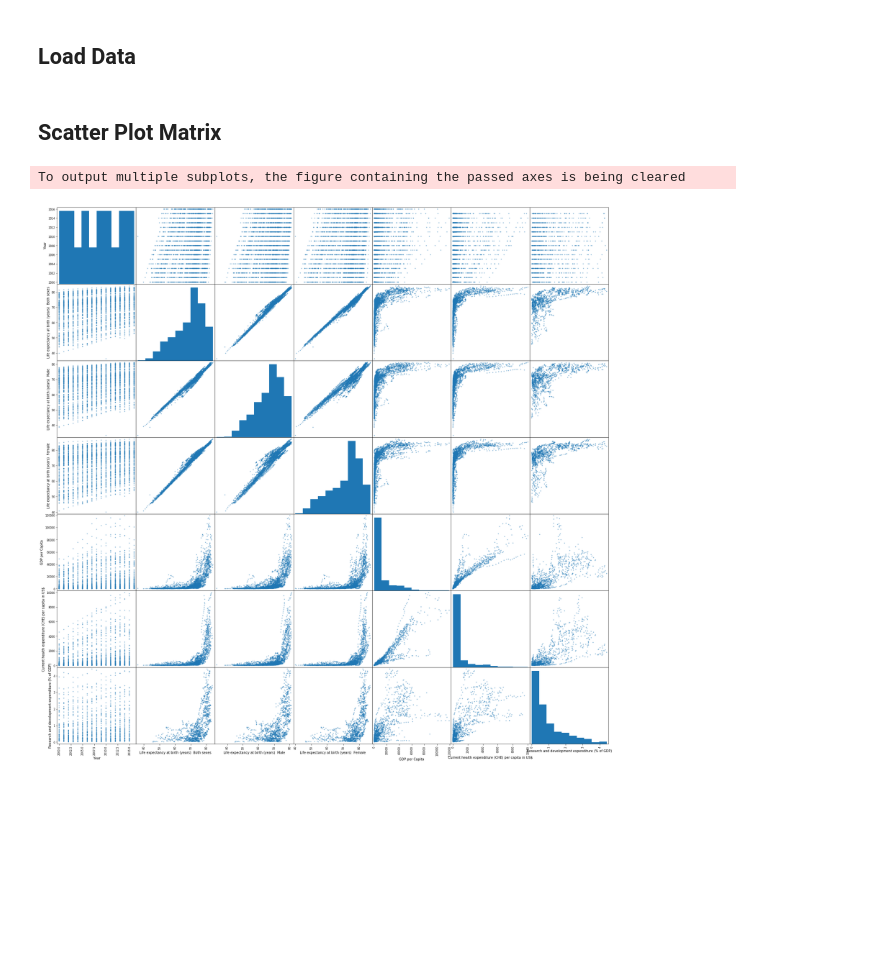
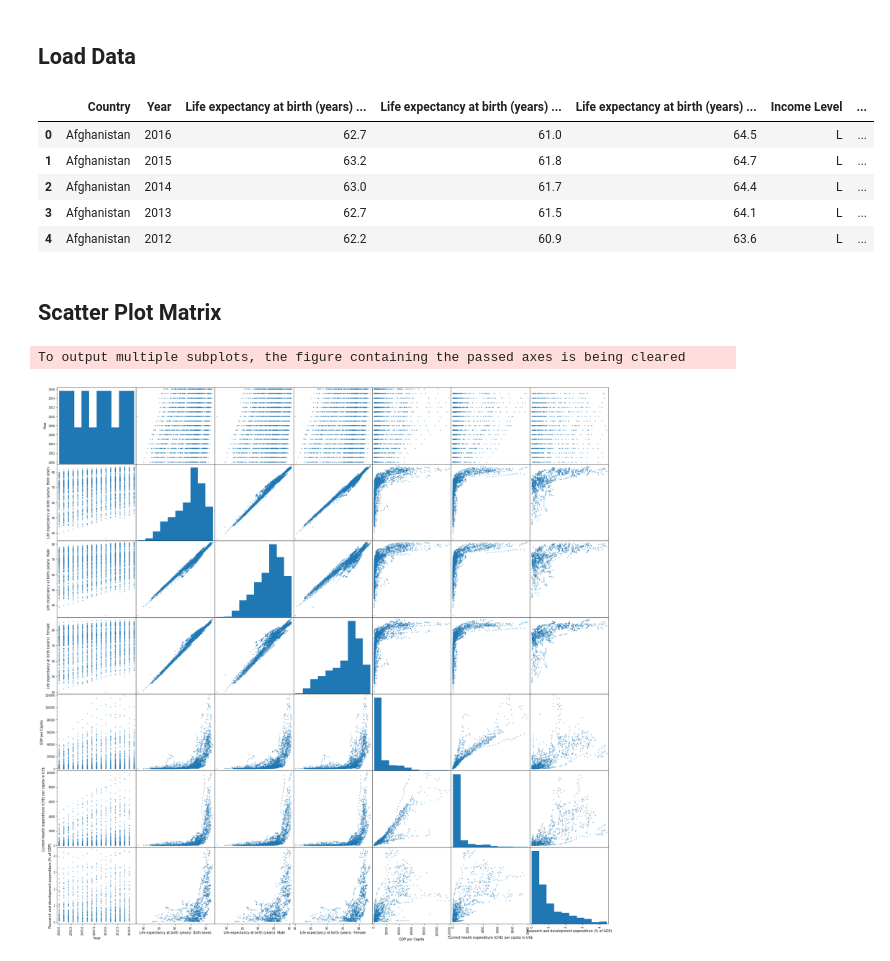
Before and after one commit to patrickFuerst/human_life_exp, a Jupyter notebook: Data_Visualizations(Anna).ipynb, the cells around one changed output. Cells and saved outputs as stored; diff of their text form; code cells hidden in the pictures; blank space fills up the shorter version.

```diff
--- a/Data_Visualizations(Anna).ipynb
+++ b/Data_Visualizations(Anna).ipynb
@@ -13,10 +14,17 @@ import plotly
 # %%
 data = pd.read_csv('data/processed/merged_data.csv')
 
 #print(data.shape)
-#display(data.head())
+display(data.head())
 #data.describe()
 #data.isnull().sum()
+# %% [output]
+|  | Country | Year | Life expectancy at birth (years) ... | Life expectancy at birth (years) ... | Life expectancy at birth (years) ... | Income Level | ... |
+| 0 | Afghanistan | 2016 | 62.7 | 61.0 | 64.5 | L | ... |
+| 1 | Afghanistan | 2015 | 63.2 | 61.8 | 64.7 | L | ... |
+| 2 | Afghanistan | 2014 | 63.0 | 61.7 | 64.4 | L | ... |
+| 3 | Afghanistan | 2013 | 62.7 | 61.5 | 64.1 | L | ... |
+| 4 | Afghanistan | 2012 | 62.2 | 60.9 | 63.6 | L | ... |
 # %% [markdown]
 ## Scatter Plot Matrix
 # %%
```
Also changed, not shown: parts of 6 cells of this notebook.
